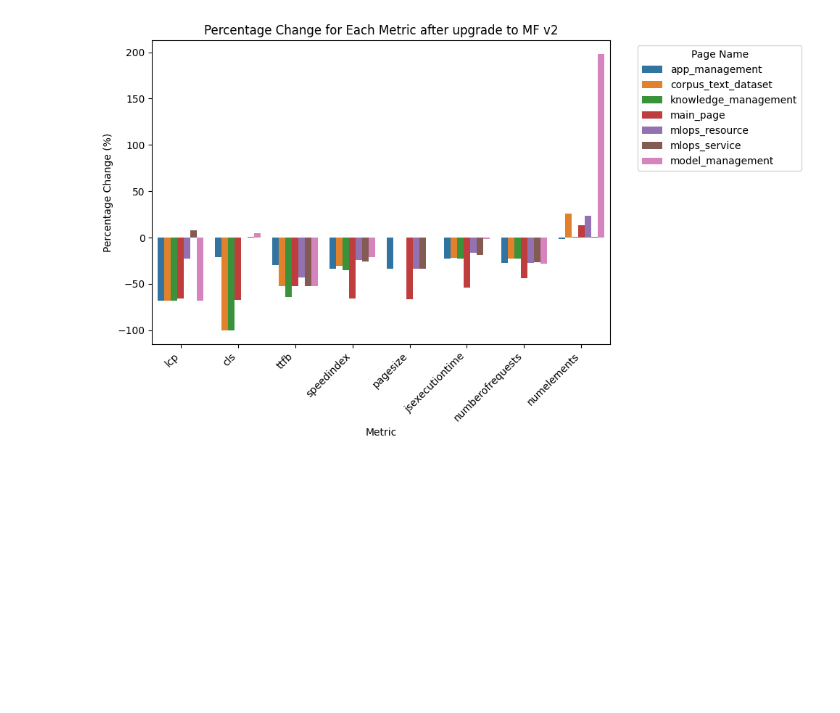
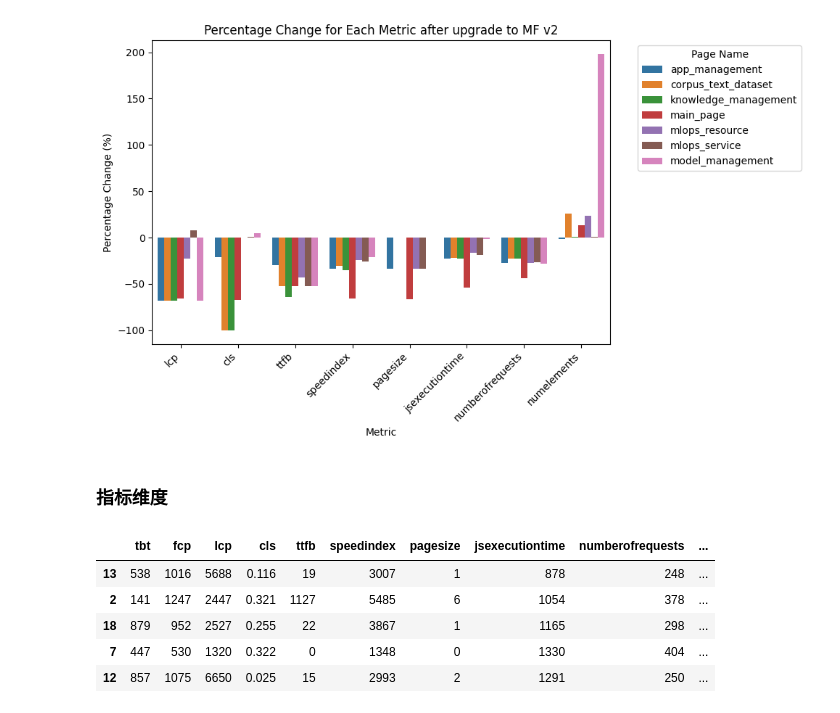
Before and after one commit to Robert-CPX/ML-DTC, a Jupyter notebook: sophon-test/fe-test.ipynb, the cells around one changed output. Saved outputs shown, nothing was run; the diff lists cells and outputs as text; code cells hidden in the pictures; blank space fills up the shorter version.

```diff
--- a/sophon-test/fe-test.ipynb
+++ b/sophon-test/fe-test.ipynb
@@ -120,3 +150,18 @@ plt.savefig('percentage_change_plot.png', dpi=300, bbox_inches='tight')
 plt.show()
 # %% [output]
 [figure]
+# %% [markdown]
+### 指标维度
+# %%
+s_df = pd.DataFrame(n_df, columns=t_df.columns[0:10])
+s_df['pagename']= t_df['pagename']
+s_df['host']= t_df['host']
+s_df = s_df.sort_values(['pagename', 'host'])
+s_df.head()
+# %% [output]
+|  | tbt | fcp | lcp | cls | ttfb | speedindex | pagesize | jsexecutiontime | numberofrequests | ... |
+| 13 | 538 | 1016 | 5688 | 0.116 | 19 | 3007 | 1 | 878 | 248 | ... |
+| 2 | 141 | 1247 | 2447 | 0.321 | 1127 | 5485 | 6 | 1054 | 378 | ... |
+| 18 | 879 | 952 | 2527 | 0.255 | 22 | 3867 | 1 | 1165 | 298 | ... |
+| 7 | 447 | 530 | 1320 | 0.322 | 0 | 1348 | 0 | 1330 | 404 | ... |
+| 12 | 857 | 1075 | 6650 | 0.025 | 15 | 2993 | 2 | 1291 | 250 | ... |
```
Also changed, not shown: parts of 11 cells of this notebook.
